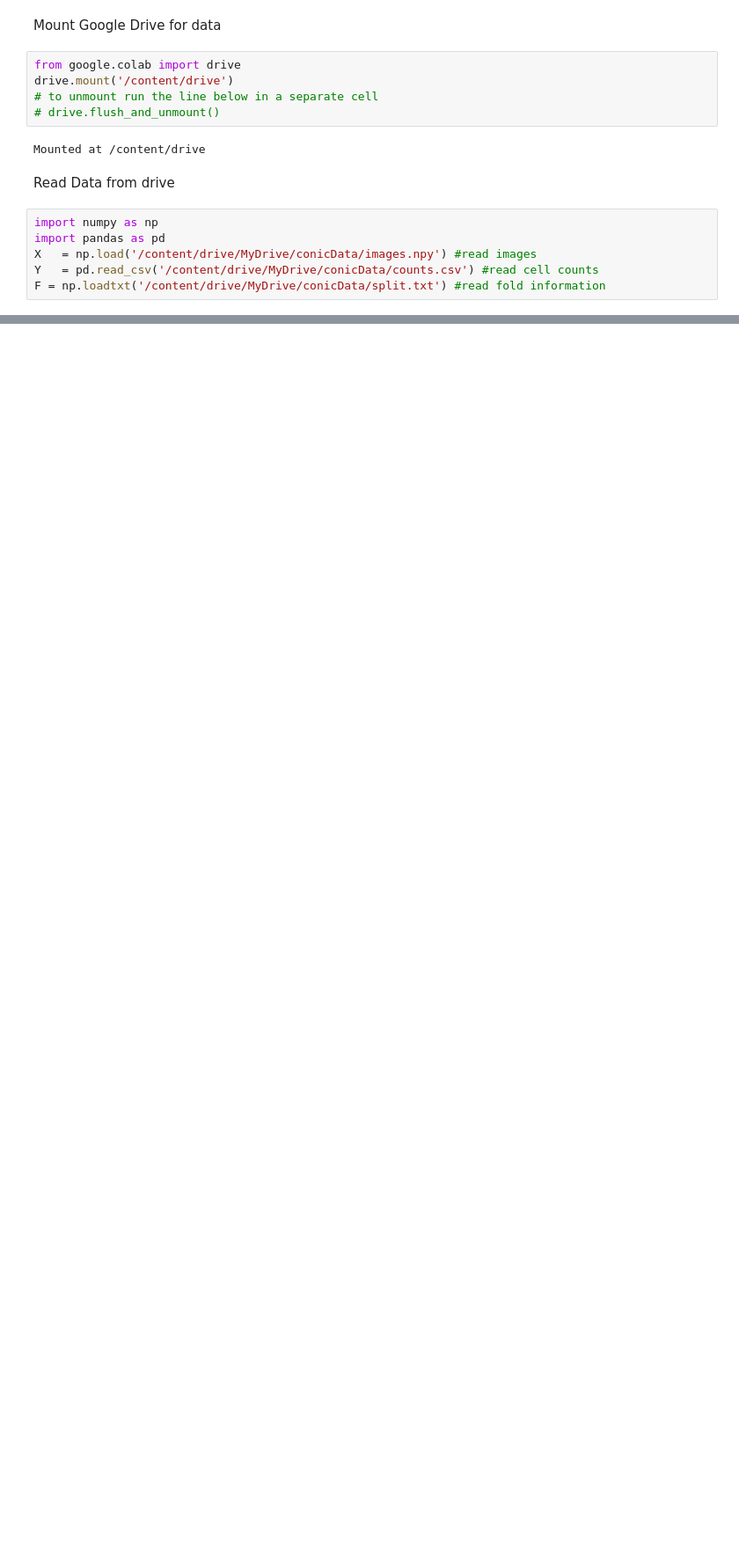
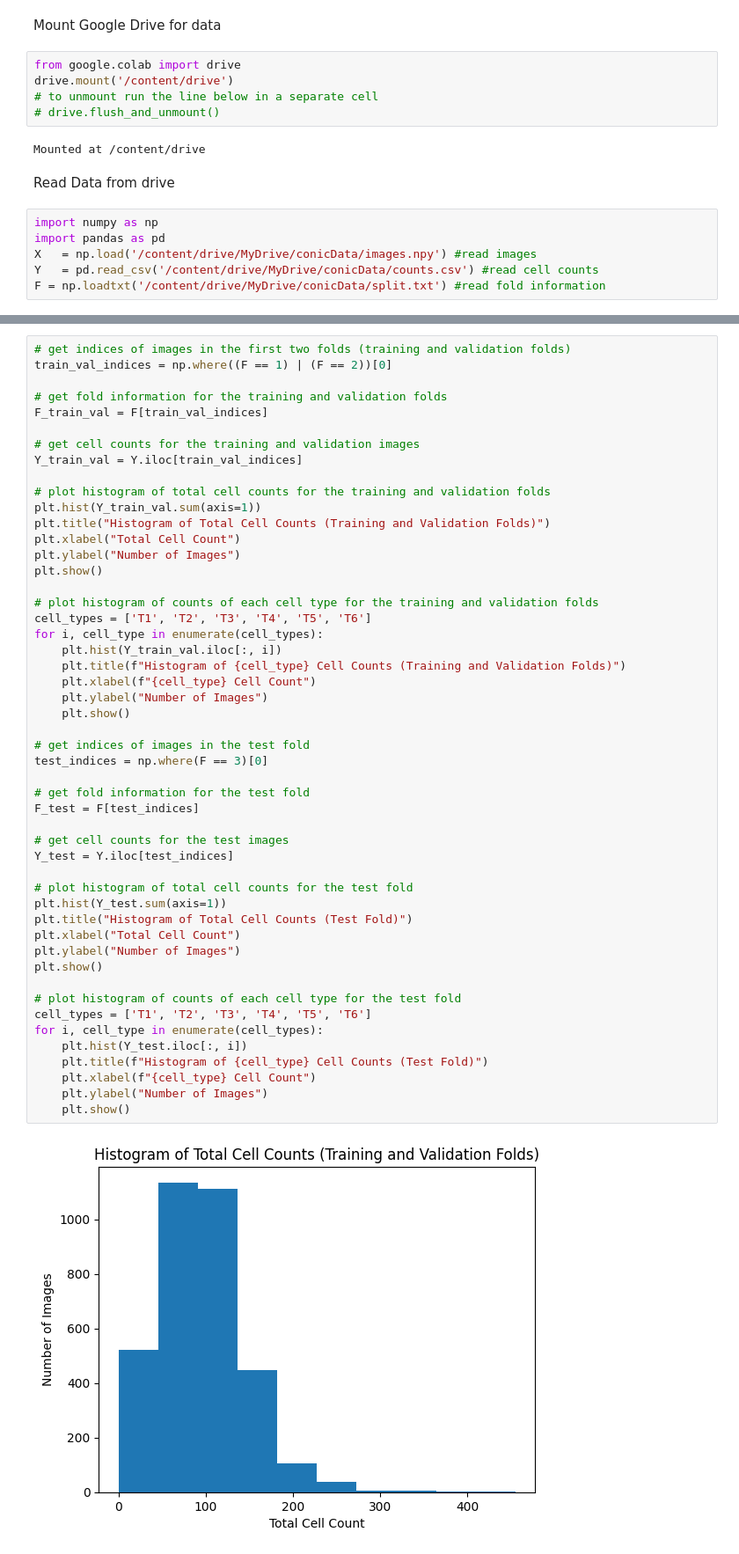
Before and after one commit to joe052/machine-learn, a Jupyter notebook: conic.ipynb, the cells around one changed output, grey strips where cells are left out. Shown at 88% size. Cells and saved outputs as stored; diff of their text form; blank space fills up the shorter version.

```diff
--- a/conic.ipynb
+++ b/conic.ipynb
@@ -19,0 +92,52 @@ F = np.loadtxt('/content/drive/MyDrive/conicData/split.txt') #read fold informat
+# %%
+# get indices of images in the first two folds (training and validation folds)
+train_val_indices = np.where((F == 1) | (F == 2))[0]
+
+# get fold information for the training and validation folds
+F_train_val = F[train_val_indices]
+
+# get cell counts for the training and validation images
+Y_train_val = Y.iloc[train_val_indices]
+
+# plot histogram of total cell counts for the training and validation folds
+plt.hist(Y_train_val.sum(axis=1))
+plt.title("Histogram of Total Cell Counts (Training and Validation Folds)")
+plt.xlabel("Total Cell Count")
+plt.ylabel("Number of Images")
+plt.show()
+
+# plot histogram of counts of each cell type for the training and validation folds
+cell_types = ['T1', 'T2', 'T3', 'T4', 'T5', 'T6']
+for i, cell_type in enumerate(cell_types):
+    plt.hist(Y_train_val.iloc[:, i])
+    plt.title(f"Histogram of {cell_type} Cell Counts (Training and Validation Folds)")
+    plt.xlabel(f"{cell_type} Cell Count")
+    plt.ylabel("Number of Images")
+    plt.show()
+
+# get indices of images in the test fold
+test_indices = np.where(F == 3)[0]
+
+# get fold information for the test fold
+F_test = F[test_indices]
+
+# get cell counts for the test images
+Y_test = Y.iloc[test_indices]
+
+# plot histogram of total cell counts for the test fold
+plt.hist(Y_test.sum(axis=1))
+plt.title("Histogram of Total Cell Counts (Test Fold)")
+plt.xlabel("Total Cell Count")
+plt.ylabel("Number of Images")
+plt.show()
+
+# plot histogram of counts of each cell type for the test fold
+cell_types = ['T1', 'T2', 'T3', 'T4', 'T5', 'T6']
+for i, cell_type in enumerate(cell_types):
+    plt.hist(Y_test.iloc[:, i])
+    plt.title(f"Histogram of {cell_type} Cell Counts (Test Fold)")
+    plt.xlabel(f"{cell_type} Cell Count")
+    plt.ylabel("Number of Images")
+    plt.show()
+# %% [output]
+[figure, added]
```
Also changed, not shown: parts of 45 cells of this notebook.
